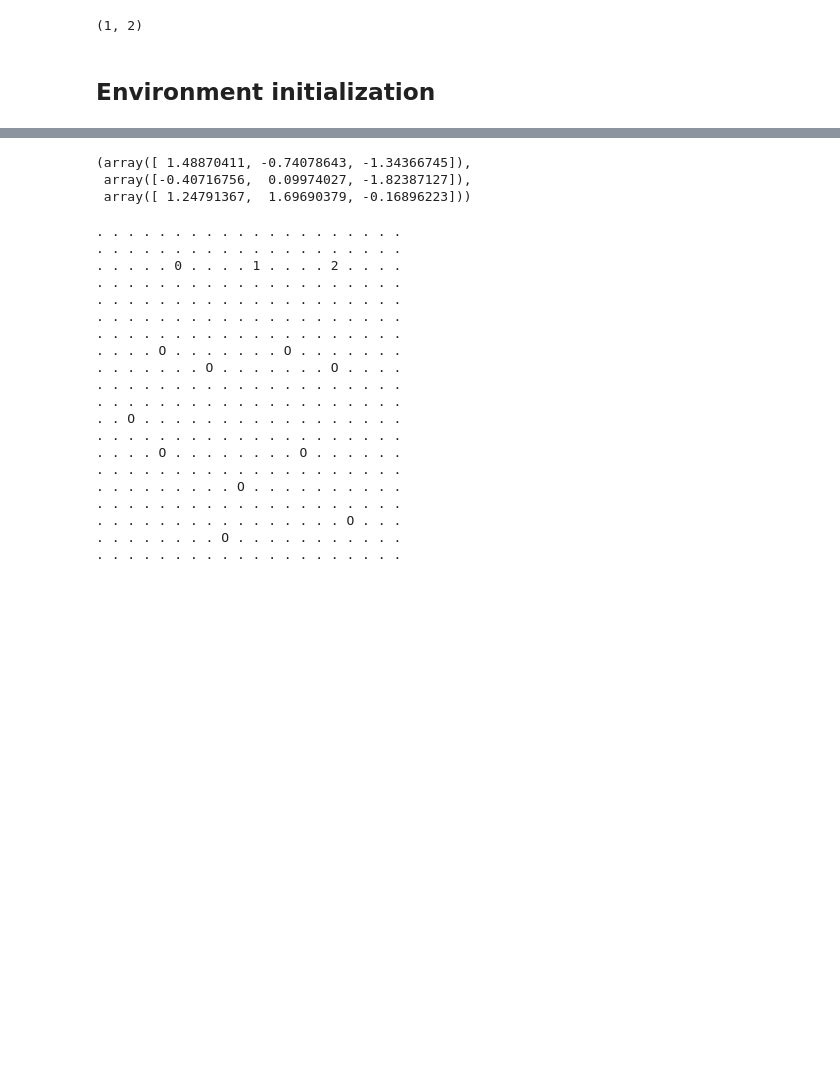
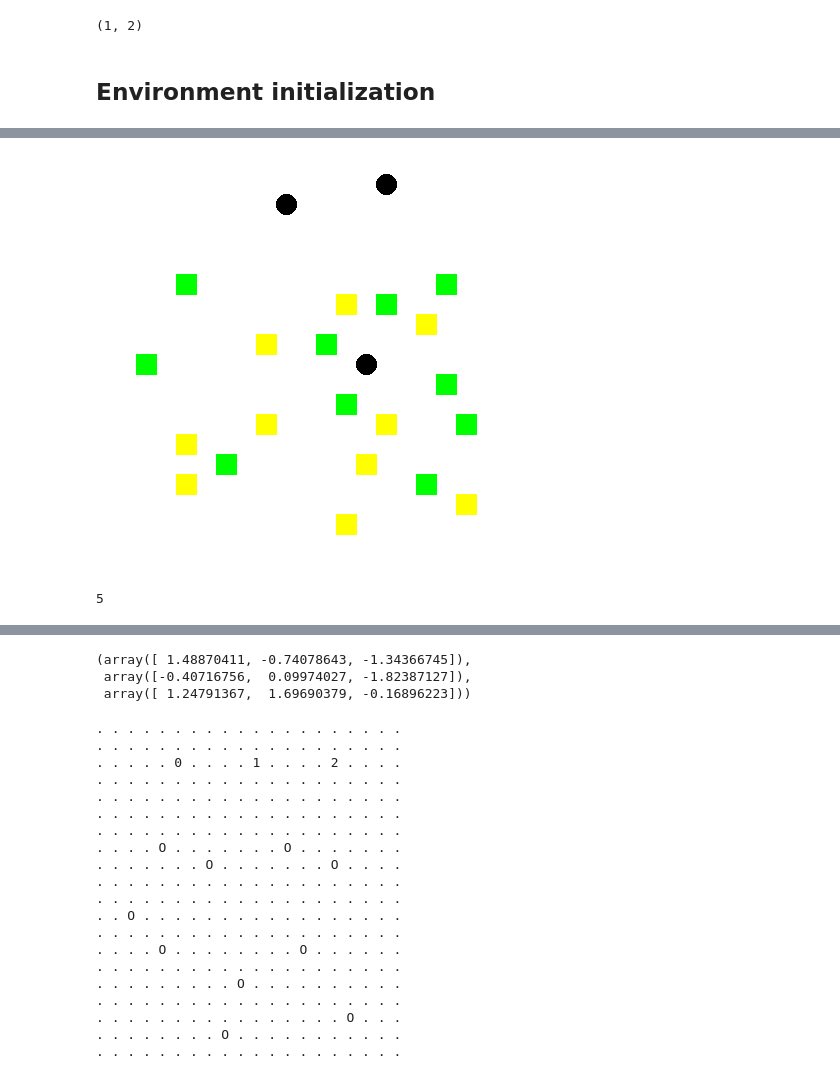
Before and after one commit to lorenzoleuzzi1/lifelong_evolutionary_swarms, a Jupyter notebook: env_demo.ipynb, the cells around one changed output, grey strips where cells are left out. Cells and saved outputs as stored; diff of their text form; code cells hidden in the pictures; blank space fills up the shorter version.

```diff
--- a/env_demo.ipynb
+++ b/env_demo.ipynb
@@ -67,0 +74,9 @@ env.render(False)
+# %%
+env.agents_location[0] = [10.5,13]
+env.render(False)
+# %% [output]
+[figure, added]
+# %%
+env.n_types
+# %% [output]
+5
```
Also changed, not shown: parts of 12 cells of this notebook, 22 other files.
